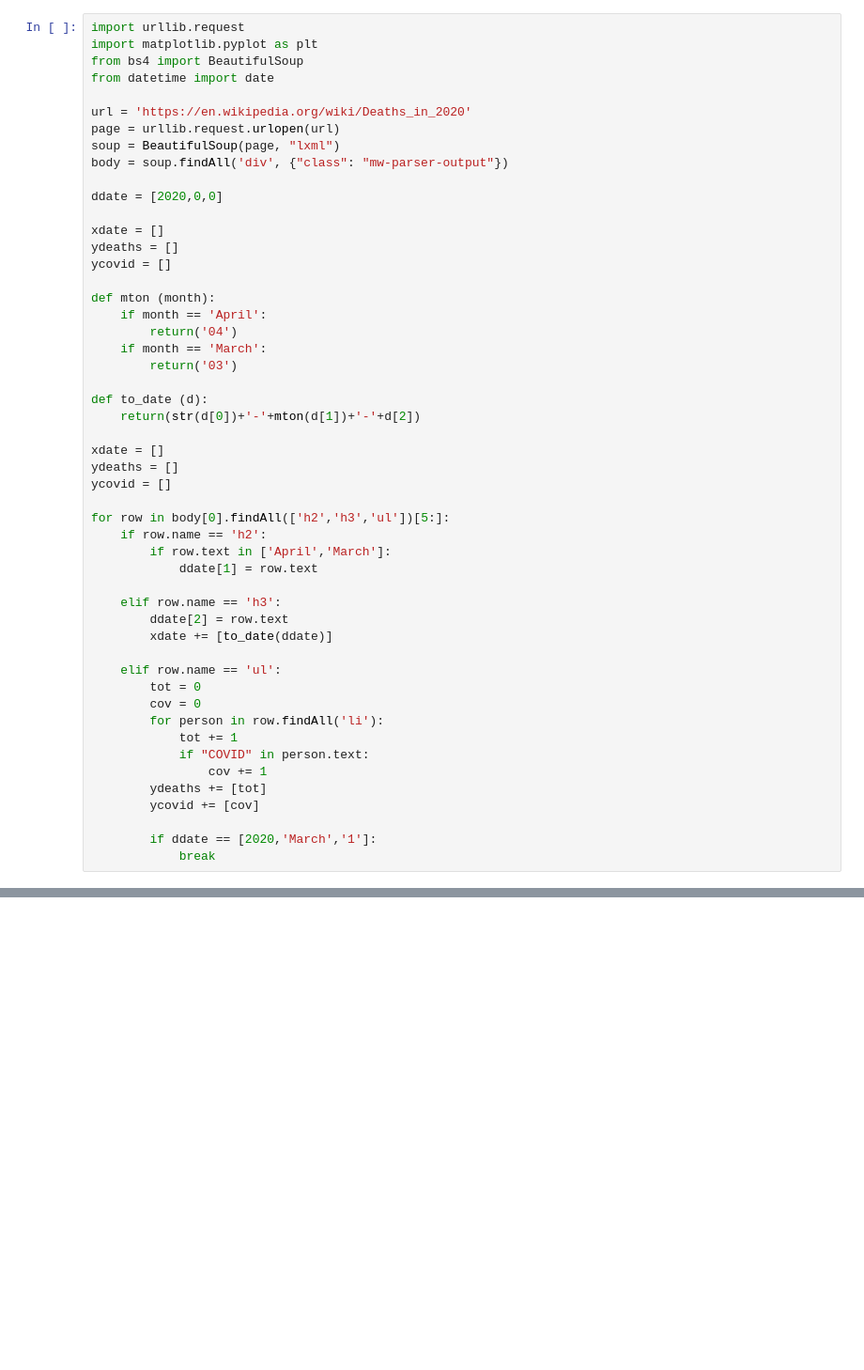
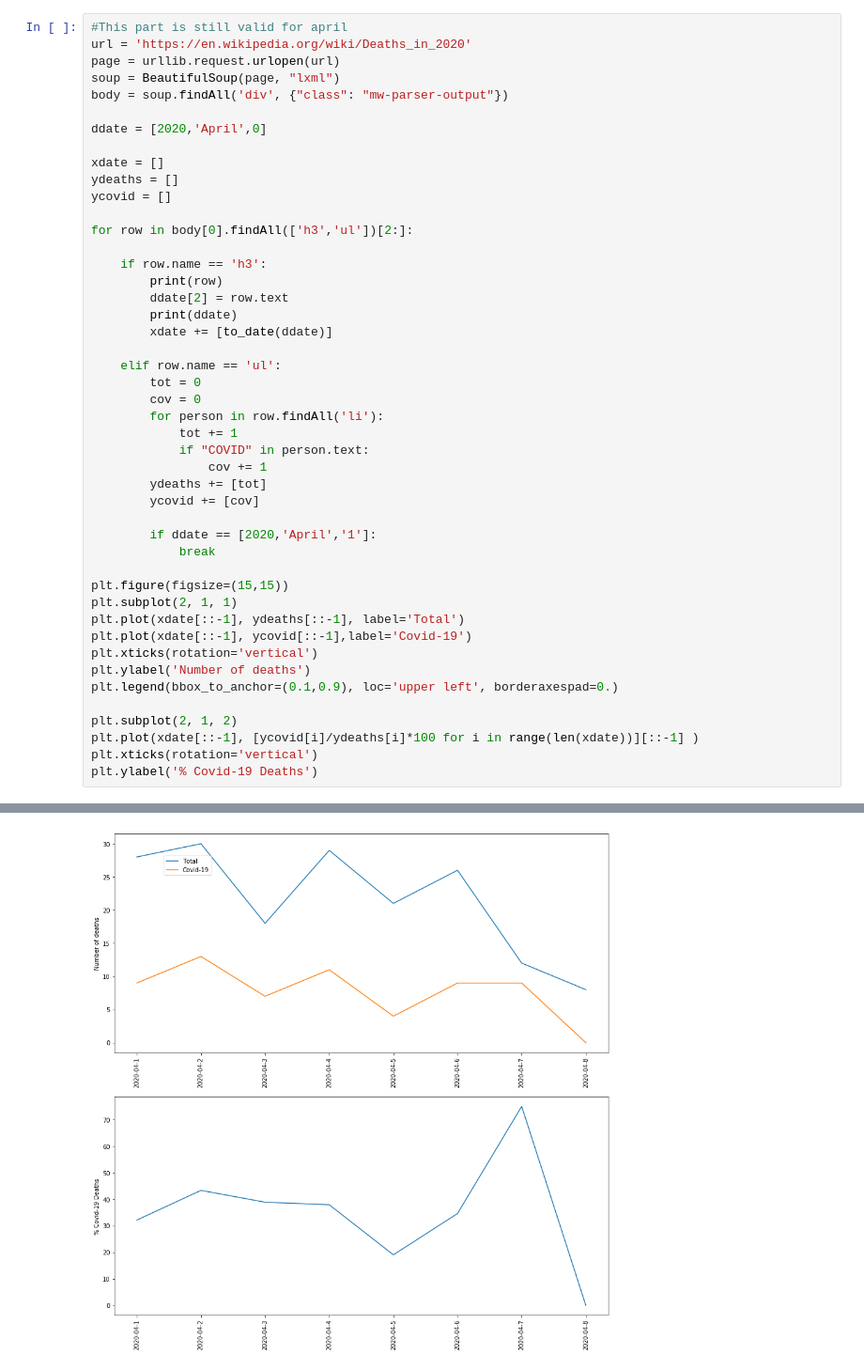
Before and after one commit to RodericGuigoCorominas/ST-Trup-v1, a Jupyter notebook: NotableDeathsCovid-19.ipynb, the cells around one changed output, grey strips where cells are left out. Shown at 94% size. Cells and saved outputs as stored; diff of their text form; blank space fills up the shorter version.

```diff
--- a/NotableDeathsCovid-19.ipynb
+++ b/NotableDeathsCovid-19.ipynb
@@ -1,40 +8,22 @@
 # %%
-import urllib.request
-import matplotlib.pyplot as plt
-from bs4 import BeautifulSoup
-from datetime import date
-
+#This part is still valid for april
 url = 'https://en.wikipedia.org/wiki/Deaths_in_2020'
 page = urllib.request.urlopen(url)
 soup = BeautifulSoup(page, "lxml")
 body = soup.findAll('div', {"class": "mw-parser-output"})
 
-ddate = [2020,0,0]
+ddate = [2020,'April',0]
 
 xdate = []
 ydeaths = []
 ycovid = []
 
-def mton (month):
-    if month == 'April':
-        return('04')
-    if month == 'March':
-        return('03')
+for row in body[0].findAll(['h3','ul'])[2:]:
 
-def to_date (d):
-    return(str(d[0])+'-'+mton(d[1])+'-'+d[2])
-
-xdate = []
-ydeaths = []
-ycovid = []
-
-for row in body[0].findAll(['h2','h3','ul'])[5:]:
-    if row.name == 'h2':
-        if row.text in ['April','March']:
-            ddate[1] = row.text
-
-    elif row.name == 'h3':
+    if row.name == 'h3':
+        print(row)
         ddate[2] = row.text
+        print(ddate)
         xdate += [to_date(ddate)]
 
     elif row.name == 'ul':
@@ -47,5 +36,19 @@ for row in body[0].findAll(['h2','h3','ul'])[5:]:
         ydeaths += [tot]
         ycovid += [cov]
 
-        if ddate == [2020,'March','1']:
+        if ddate == [2020,'April','1']:
             break
+
+plt.figure(figsize=(15,15))
+plt.subplot(2, 1, 1)
+plt.plot(xdate[::-1], ydeaths[::-1], label='Total')
+plt.plot(xdate[::-1], ycovid[::-1],label='Covid-19')
+plt.xticks(rotation='vertical')
+plt.ylabel('Number of deaths')
+plt.legend(bbox_to_anchor=(0.1,0.9), loc='upper left', borderaxespad=0.)
+
+plt.subplot(2, 1, 2)
+plt.plot(xdate[::-1], [ycovid[i]/ydeaths[i]*100 for i in range(len(xdate))][::-1] )
+plt.xticks(rotation='vertical')
+plt.ylabel('% Covid-19 Deaths')
+# %% [output]
@@ -51,0 +72 @@ for row in body[0].findAll(['h2','h3','ul'])[5:]:
+[figure, added]
```
Also changed, not shown: parts of 11 cells of this notebook.
